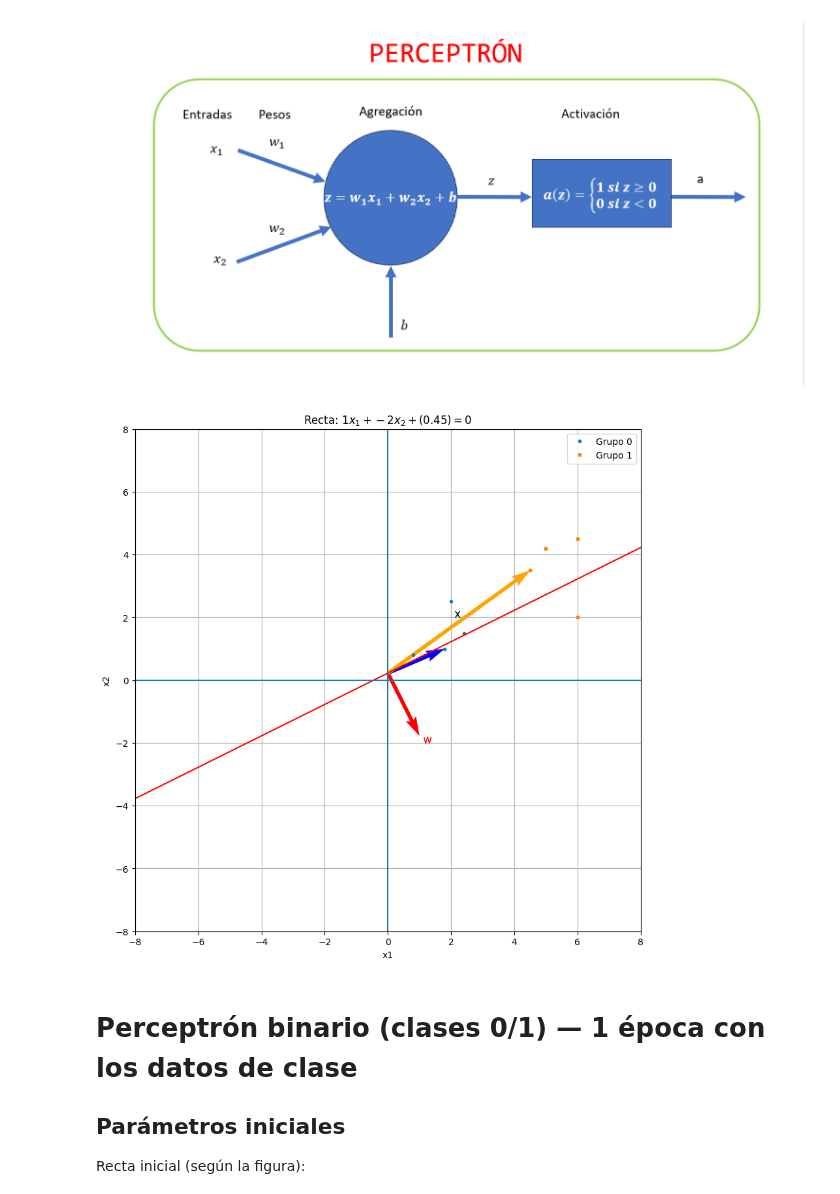
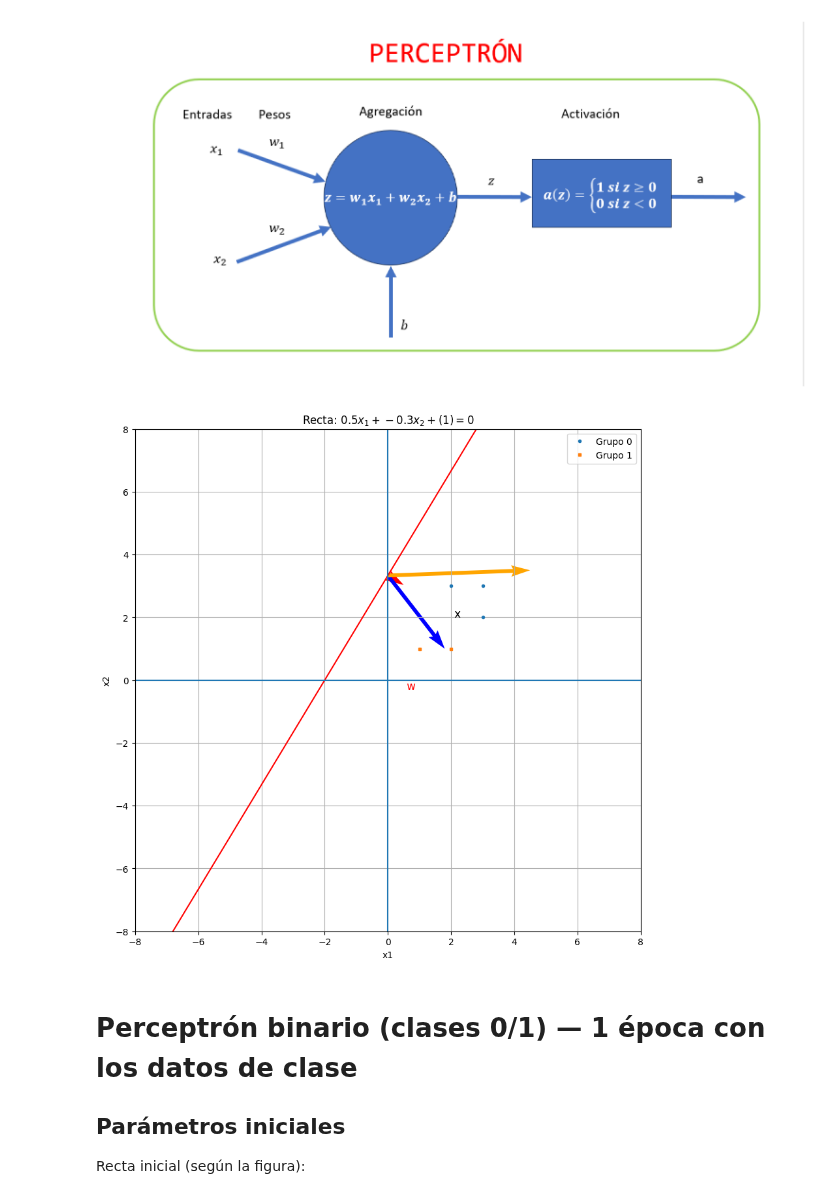
Before and after one commit to JavierPeraltaAzagra/Big-Data-e-IA, a Jupyter notebook: Sistemas de aprendizaje automático/RA4/perceptron.ipynb, the cells around one changed output. Drawn from its saved outputs; the diff is of its cells as text; code cells hidden in the pictures.

```diff
--- a/Sistemas de aprendizaje automático/RA4/perceptron.ipynb
+++ b/Sistemas de aprendizaje automático/RA4/perceptron.ipynb
@@ -539,12 +539,12 @@ import matplotlib.pyplot as plt
 def encontrar_recta_separa_grupos(w1, w2, b):
     plt.figure(figsize=(10, 10))
    # Grupo 0 (azul)
-    x0 = [0.8, 1.8, 2.0, 2.4]
-    y0 = [0.8, 1.0, 2.5, 1.5]
+    x0 = [2, 3, 3]
+    y0 = [3, 3, 2]
 
     # Grupo 1 (naranja)
-    x1 = [4.5, 5.0, 6.0, 6.0]
-    y1 = [3.5, 4.2, 4.5, 2.0]
+    x1 = [2, 1]
+    y1 = [1, 1]
 
     # Dibujamos cada grupo con distinto color y marcador
     plt.plot(x0, y0, 'o', label="Grupo 0", markersize=3)
@@ -595,37 +595,37 @@ def encontrar_recta_separa_grupos(w1, w2, b):
            color='orange')
     plt.text(w1, w2, " w", fontsize=12, color="red")
 
     # Dibujamos los ejes coordenados
     plt.axhline(0)   # eje x1
     plt.axvline(0)   # eje x2
 
     # Leyendas
     plt.xlabel("x1")
     plt.ylabel("x2")
     plt.title(
         f'Recta: ${w1}x_1 + {w2}x_2 + ({b}) = 0$'
     )
     #plt.title(r"Gráfica recta $w_1 x_1 + w_2 x_2 + b = 0$")
     plt.grid(True)
 
     plt.xlim(-8, 8) # definimos rango del eje x
     plt.ylim(-8, 8) # definimos rango del eje y
 
     plt.legend() # mostramos la leyenda que identifica cada grupo
     # Etiquetas cerca de la punta de cada vector
     # Mostramos la figura en pantalla
     plt.show()
 
 # valores inciales (aleatorios) de w1, w2 y b
-w1 = 1
-w2 = -2
-b = 0.45
+w1 = 0.5
+w2 = -0.3
+b = 1
 encontrar_recta_separa_grupos(w1, w2, b)
 
 
 # En este caso, con estos valores de w1, w2 y b, al punto (2,2) la recta lo asigna al grupo 1 -erróneamente- y no al cero)
 # %% [output]
-[figure, old version]
+[figure, new version]
 # %% [markdown]
 # Perceptrón binario (clases 0/1) — 1 época con los datos de clase
 
```
Also changed, not shown: parts of 29 cells of this notebook, 1 other file.
